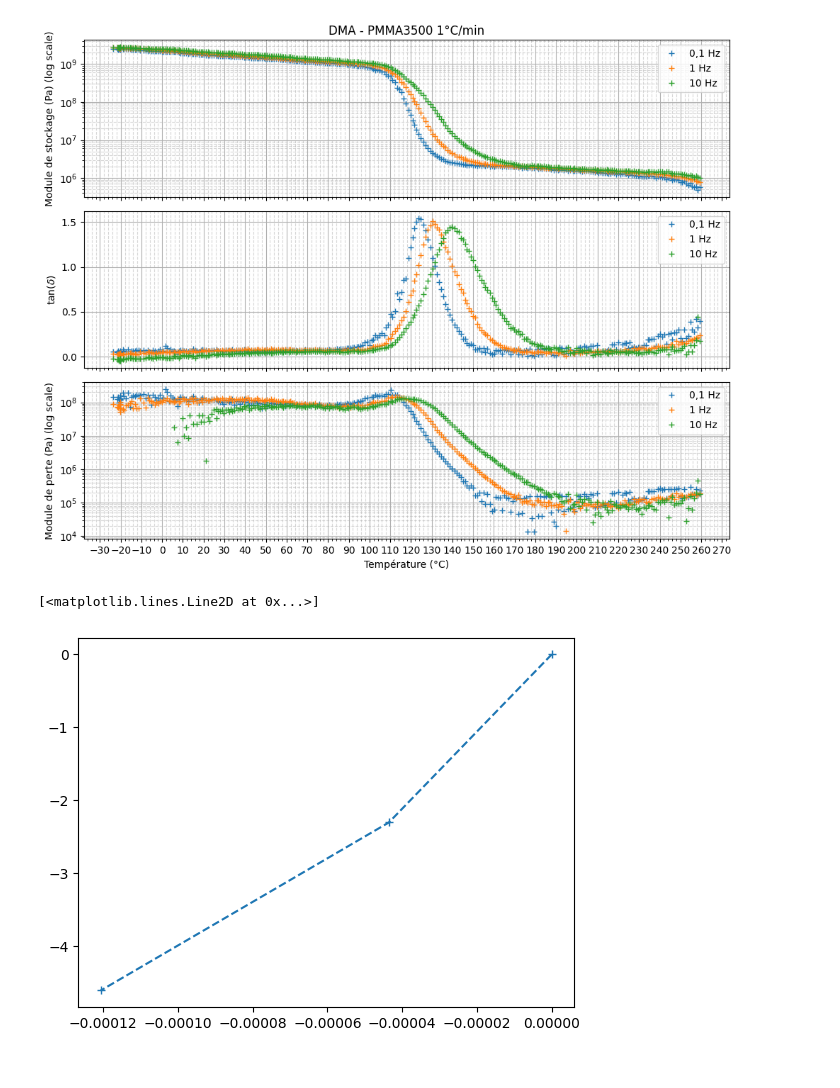
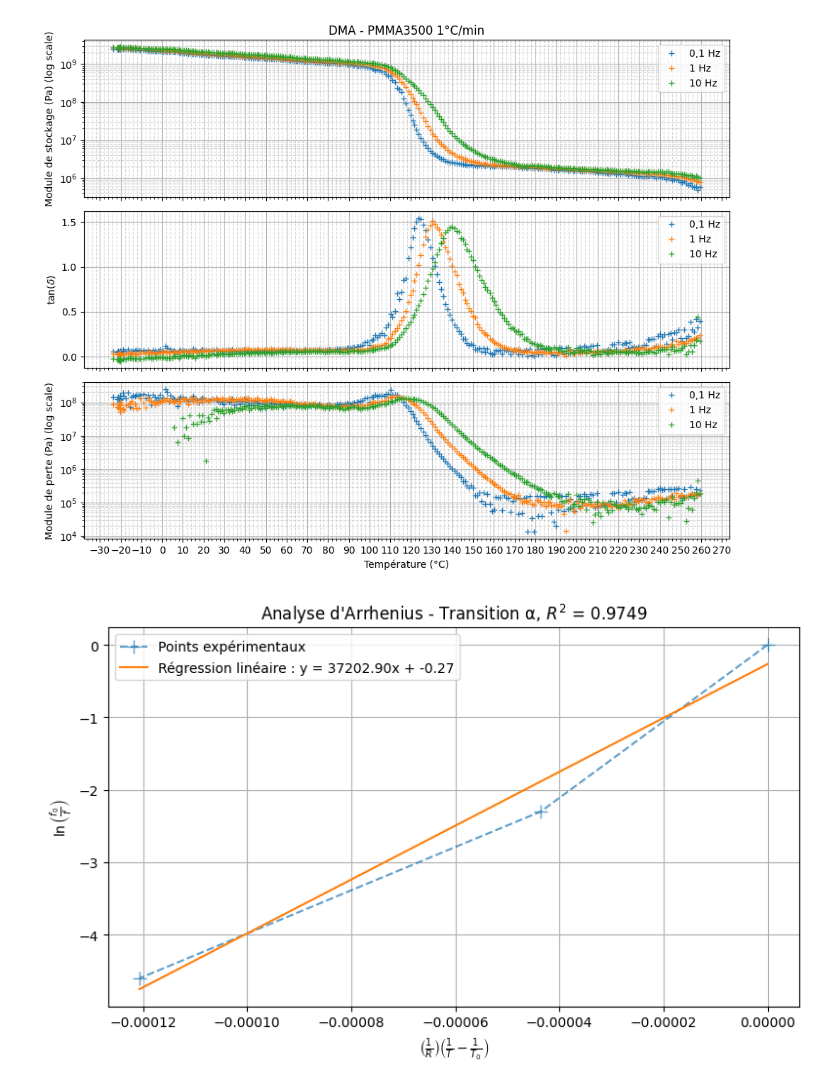
Before and after one commit to erhel-czc/TP-MPI, a Jupyter notebook: analyses/DMA/notebook.ipynb, the cells around one changed output. Saved outputs shown, nothing was run; the diff lists cells and outputs as text; code cells hidden in the pictures.

```diff
--- a/analyses/DMA/notebook.ipynb
+++ b/analyses/DMA/notebook.ipynb
@@ -79,18 +79,46 @@ plot("PMMA3500 1deg", title="DMA - PMMA3500 1°C/min", export=True)
 # %% [output]
 [figure]
 # %%
+import numpy as np
+import matplotlib.pyplot as plt
+
 alpha_trans_temp = np.array([115, 120, 130])
 freq = np.array([0.1, 1, 10])
 
 f_0, alpha_trans_temp_0 = freq[0], alpha_trans_temp[0]
-
 R = 8.314
 
-ln_f_ratio = np.log(f_0/freq)
-invert_temp_diff = (1/R)*(1/alpha_trans_temp - 1/alpha_trans_temp_0)
+ln_f_ratio = np.log(f_0 / freq)
+invert_temp_diff = (1 / R) * (1 / alpha_trans_temp - 1 / alpha_trans_temp_0)
 
+# Régression linéaire y = a*x + b
+a, b = np.polyfit(invert_temp_diff, ln_f_ratio, 1)
+x_fit = np.linspace(invert_temp_diff.min(), invert_temp_diff.max(), 100)
+y_fit = a * x_fit + b
 
-plt.plot(invert_temp_diff, ln_f_ratio, "+--")
+# Coefficient de détermination
+y_pred = a * invert_temp_diff + b
+ss_res = np.sum((ln_f_ratio - y_pred) ** 2)
+ss_tot = np.sum((ln_f_ratio - np.mean(ln_f_ratio)) ** 2)
+r2 = 1 - ss_res / ss_tot
-# %% [output]
-[<matplotlib.lines.Line2D at 0x...>]
-[figure, removed]
+# %%
+plt.figure(figsize=(8, 5))
+plt.plot(invert_temp_diff, ln_f_ratio, "--+", alpha=0.7,
+         markersize=10, label="Points expérimentaux")
+plt.plot(x_fit, y_fit, label=f"Régression linéaire : y = {a:.2f}x + {b:.2f}")
+
+plt.title(f"Analyse d'Arrhenius - Transition α, $R^2$ = {r2:.4f}")
+plt.xlabel(
+    r"$\left(\frac{1}{R}\right)\left(\frac{1}{T} - \frac{1}{T_0}\right)$")
+plt.ylabel(r"$\ln\left(\frac{f_0}{f}\right)$")
+
+plt.grid()
+
+plt.legend()
+plt.tight_layout()
+plt.savefig("output/arrhenius_analysis.pdf")
+plt.savefig("output/arrhenius_analysis.svg")
+
+plt.show()
+# %% [output]
+[figure, added]
```
Also changed, not shown: 10 other files.
